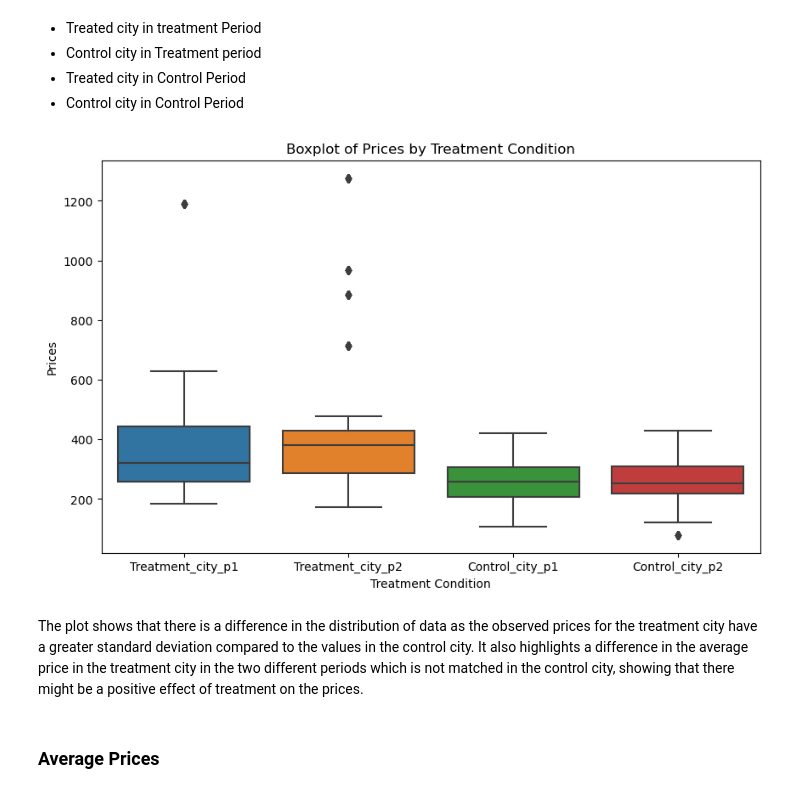
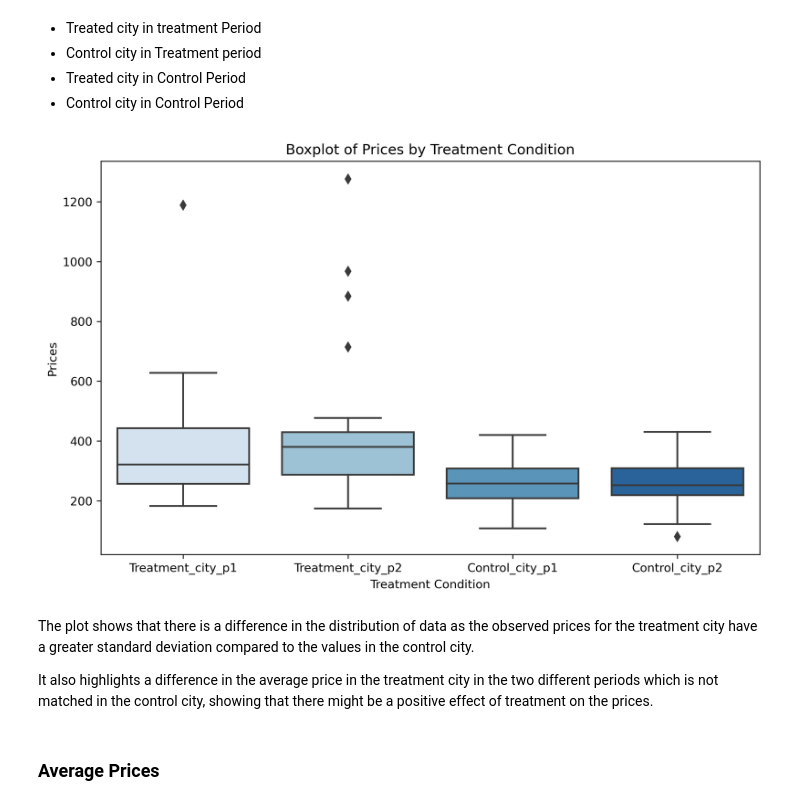
Before and after one commit to mtbrr26/Webscrapping_Booking.Com, a Jupyter notebook: regression_and_nlp_nb.ipynb, the cells around one changed output. Cells and saved outputs as stored; diff of their text form; code cells hidden in the pictures.

```diff
--- a/regression_and_nlp_nb.ipynb
+++ b/regression_and_nlp_nb.ipynb
@@ -112,21 +130,20 @@ df
 - Treated city in Control Period
 - Control city in Control Period
 # %%
-# Create a boxplot with conditional grouping
-plt.figure(figsize=(10, 6))
-sns.boxplot(data = df, x ='Treatment_city_and_treatment', y = 'Price')
+plt.figure(figsize=(10, 6), dpi=300)
+sns.boxplot(data=df, x='Treatment_city_and_treatment', y='Price', palette='Blues')
 
-# Add labels and title
 plt.xlabel('Treatment Condition')
 plt.ylabel('Prices')
 plt.title('Boxplot of Prices by Treatment Condition')
 
-# Show the plot
 plt.show()
 # %% [output]
-[figure, old version]
+[figure, new version]
 # %% [markdown]
-The plot shows that there is a difference in the distribution of data as the observed prices for the treatment city have a greater standard deviation compared to the values in the control city. It also highlights a difference in the average price in the treatment city in the two different periods which is not matched in the control city, showing that there might be a positive effect of treatment on the prices.
+The plot shows that there is a difference in the distribution of data as the observed prices for the treatment city have a greater standard deviation compared to the values in the control city.
+
+It also highlights a difference in the average price in the treatment city in the two different periods which is not matched in the control city, showing that there might be a positive effect of treatment on the prices.
 # %% [markdown]
 ### Average Prices
 # %%
```
Also changed, not shown: parts of 53 cells of this notebook, 21 other files.
